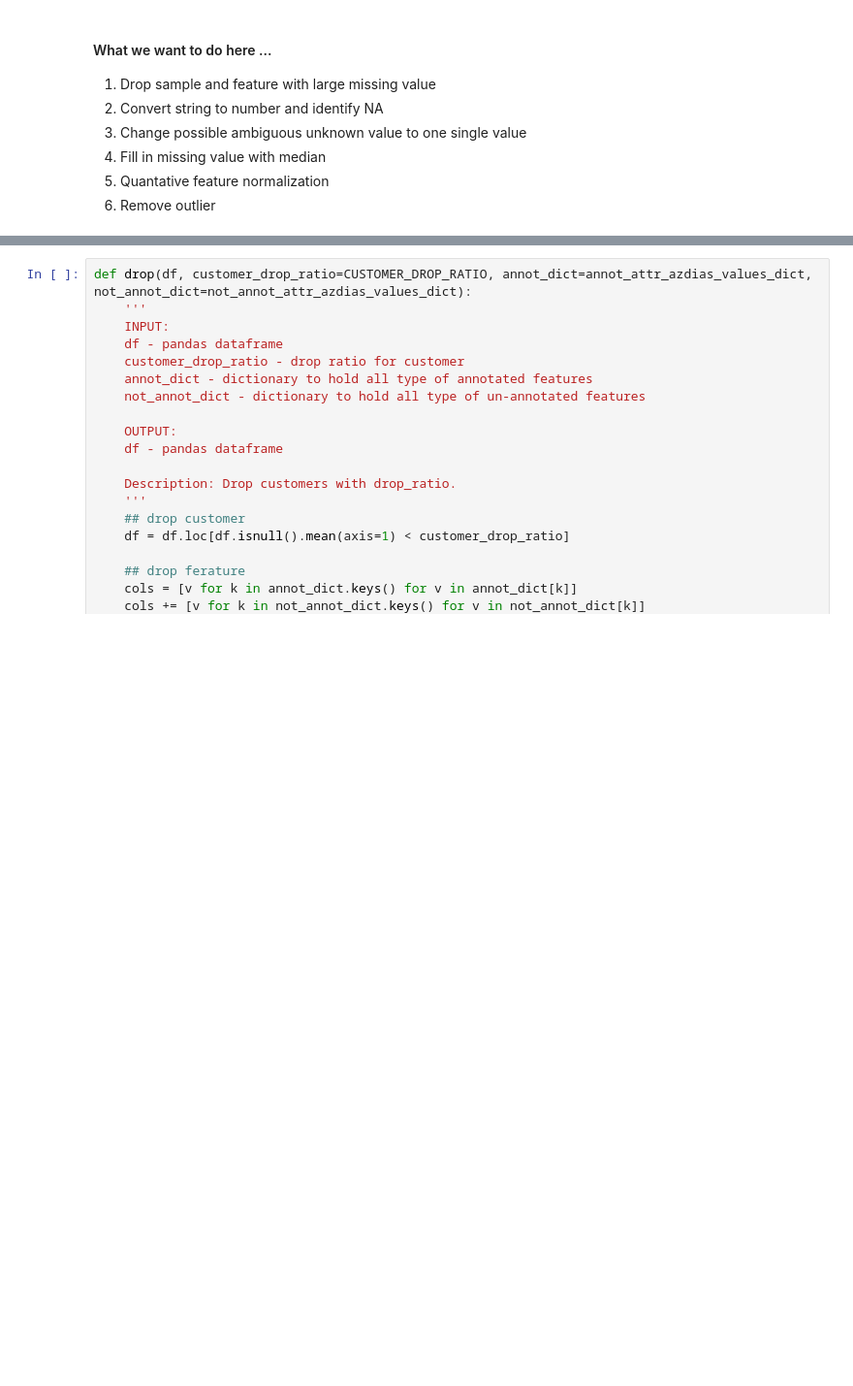
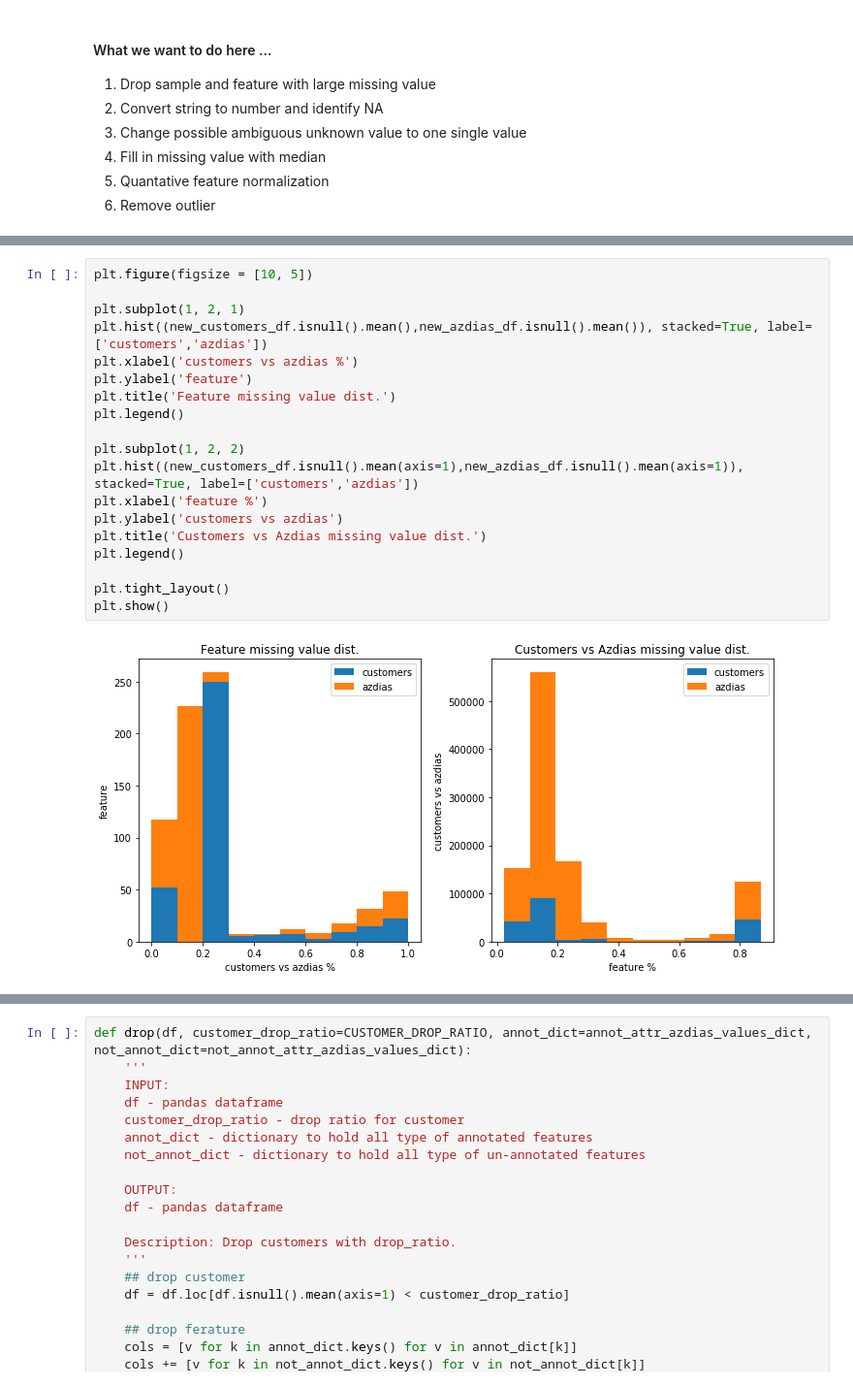
Before and after one commit to dragon7-fc/DSND-Capstone, a Jupyter notebook: Arvato Project Workbook.ipynb, the cells around one changed output, grey strips where cells are left out. Shown at 97% size. Cells and saved outputs as stored; diff of their text form; blank space fills up the shorter version.

```diff
--- a/Arvato Project Workbook.ipynb
+++ b/Arvato Project Workbook.ipynb
@@ -960,0 +1132,21 @@ new_azdias_df = azdias_df.copy()
+# %%
+plt.figure(figsize = [10, 5])
+
+plt.subplot(1, 2, 1)
+plt.hist((new_customers_df.isnull().mean(),new_azdias_df.isnull().mean()), stacked=True, label=['customers','azdias'])
+plt.xlabel('customers vs azdias %')
+plt.ylabel('feature')
+plt.title('Feature missing value dist.')
+plt.legend()
+
+plt.subplot(1, 2, 2)
+plt.hist((new_customers_df.isnull().mean(axis=1),new_azdias_df.isnull().mean(axis=1)), stacked=True, label=['customers','azdias'])
+plt.xlabel('feature %')
+plt.ylabel('customers vs azdias')
+plt.title('Customers vs Azdias missing value dist.')
+plt.legend()
+
+plt.tight_layout()
+plt.show()
+# %% [output]
+[figure, added]
```
Also changed, not shown: parts of 83 cells of this notebook.
